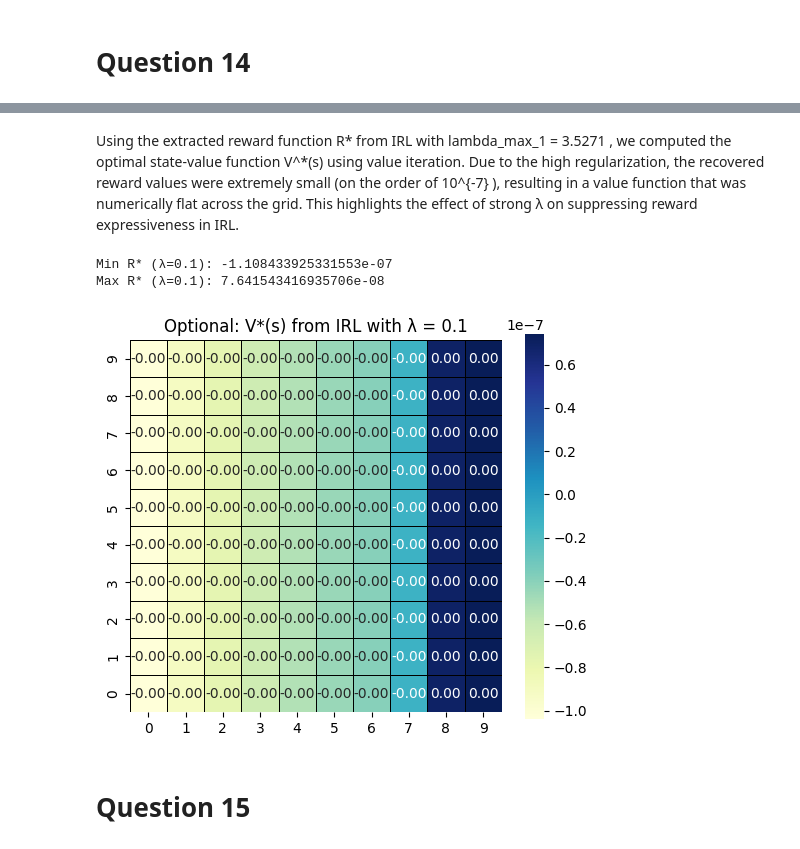
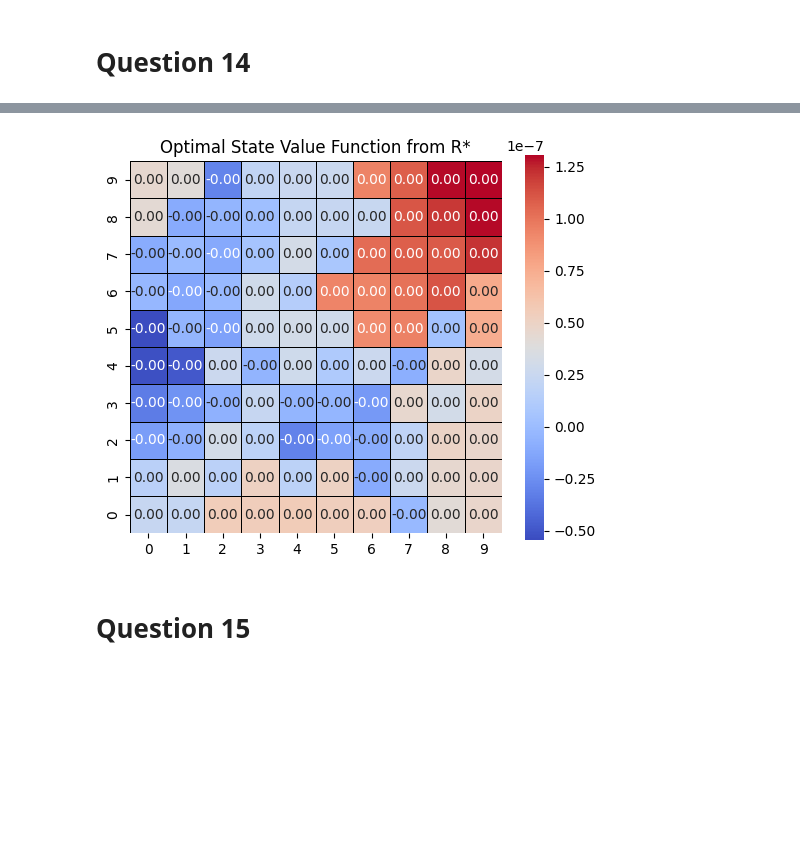
Before and after one commit to kbaseba/232E, a Jupyter notebook: Project_3/ECE232E_Project3_606539982_106405230_106303745.ipynb, the cells around one changed output, grey strips where cells are left out. Saved outputs shown, nothing was run; the diff lists cells and outputs as text; code cells hidden in the pictures; blank space fills up the shorter version.

```diff
--- a/Project_3/ECE232E_Project3_606539982_106405230_106303745.ipynb
+++ b/Project_3/ECE232E_Project3_606539982_106405230_106303745.ipynb
@@ -923,7 +728,2 @@ plot_reward_heatmap(R_star_grid, "Recovered Reward R* from IRL (λₘₐₓ¹ =
 # %% [markdown]
 # Question 14
-# %%
-# Solve with lambda = 3.5271
-c, G, h = build_irl_lp(lambda_max_1, Pa, expert_policy, gamma, R_max)
-solution = solvers.lp(c, G, h)
-R_star = np.array(solution['x'][:100]).flatten()
@@ -955,31 +730,10 @@ plt.show()
-# %% [markdown]
-Using the extracted reward function  R*  from IRL with lambda_max_1 = 3.5271 , we computed the optimal state-value function  V^*(s)  using value iteration. Due to the high regularization, the recovered reward values were extremely small (on the order of  10^{-7} ), resulting in a value function that was numerically flat across the grid. This highlights the effect of strong λ on suppressing reward expressiveness in IRL.
-# %%
-# Step 1: Solve IRL with lower λ - Experimentation
-lambda_low = 0.1
-c_low, G_low, h_low = build_irl_lp(lambda_low, Pa, expert_policy, gamma, R_max)
-solution_low = solvers.lp(c_low, G_low, h_low)
-
-# Step 2: Extract recovered reward R* (lower lambda)
-R_star_low = np.array(solution_low['x'][:100]).flatten()
-print("Min R* (λ=0.1):", np.min(R_star_low))
-print("Max R* (λ=0.1):", np.max(R_star_low))
-
-# Step 3: Compute value function V* from R*
-V_star_low = value_iteration(P, R_star_low, gamma)
-
-# Step 4: Plot the value heatmap
-V_star_low_grid = V_star_low.reshape((10, 10))
-
-plt.figure(figsize=(6, 5))
-sns.heatmap(V_star_low_grid, annot=True, fmt=".2f", cmap="YlGnBu", square=True,
-            cbar=True, linewidths=0.5, linecolor='black')
-plt.title("Optional: V*(s) from IRL with λ = 0.1")
-plt.gca().invert_yaxis()
-plt.show()
-# %% [output]
-Min R* (λ=0.1): -1.108433925331553e-07
-Max R* (λ=0.1): 7.641543416935706e-08
-[figure, removed]
+# %%
+# Plot optimal State Value Function from Recovered Reward R*
+V_star = value_iteration(P, R_star, gamma)
+V_star_grid = V_star.reshape((10, 10))
+
+plot_heatmap(V_star_grid, "Optimal State Value Function from R*")
+# %% [output]
+[figure, added]
 # %% [markdown]
 # Question 15
```
Also changed, not shown: parts of 20 cells of this notebook.
